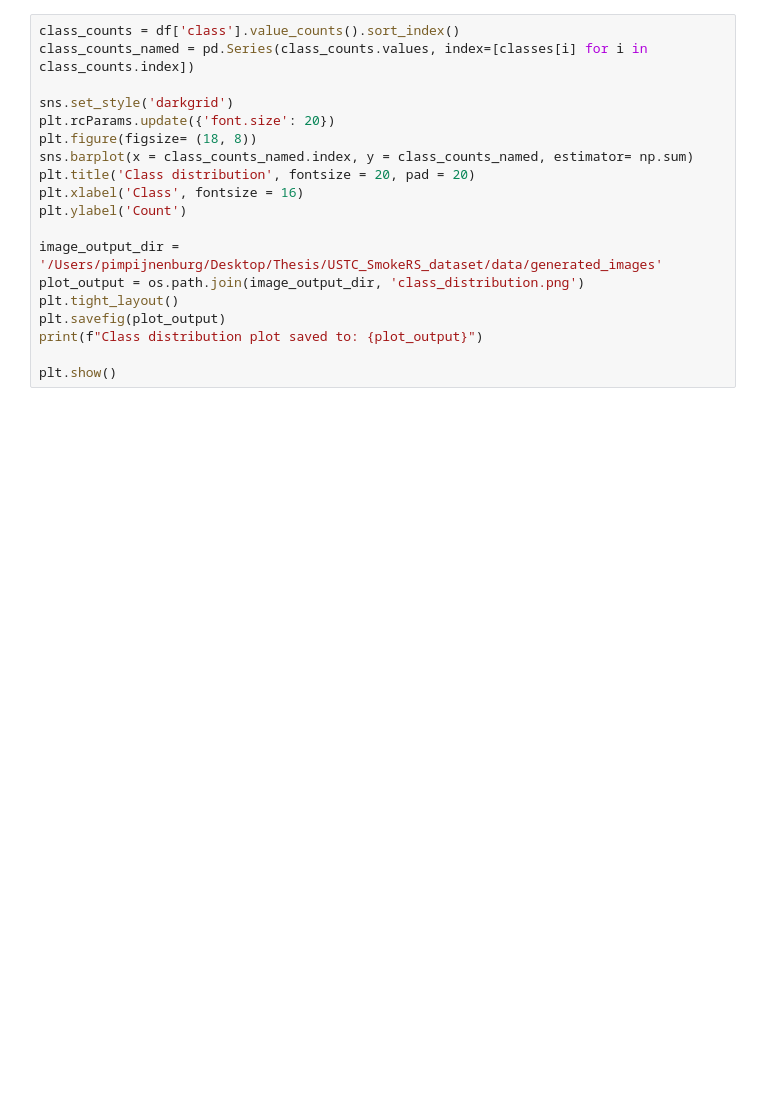
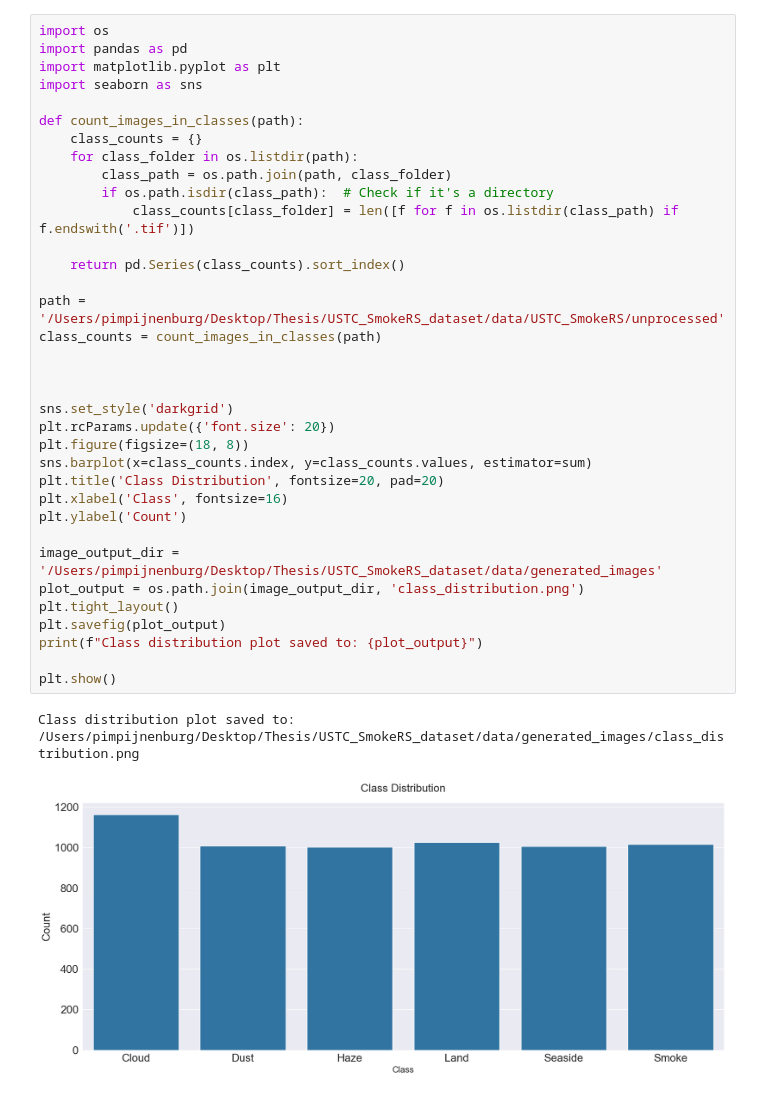
Before and after one commit to pimPijnenburg/Thesis, a Jupyter notebook: USTC_SmokeRS_dataset/code/1. df_creation.ipynb, the cells around one changed output. Drawn from its saved outputs; the diff is of its cells as text; blank space fills up the shorter version.

```diff
--- a/USTC_SmokeRS_dataset/code/1. df_creation.ipynb
+++ b/USTC_SmokeRS_dataset/code/1. df_creation.ipynb
@@ -49,19 +1,38 @@ print(f"Data saved to: {output_dir}")
 # %%
-class_counts = df['class'].value_counts().sort_index()
-class_counts_named = pd.Series(class_counts.values, index=[classes[i] for i in class_counts.index])
+import os
+import pandas as pd
+import matplotlib.pyplot as plt
+import seaborn as sns
+
+def count_images_in_classes(path):
+    class_counts = {}
+    for class_folder in os.listdir(path):
+        class_path = os.path.join(path, class_folder)
+        if os.path.isdir(class_path):  # Check if it's a directory
+            class_counts[class_folder] = len([f for f in os.listdir(class_path) if f.endswith('.tif')])
+
+    return pd.Series(class_counts).sort_index()
+
+path = '/Users/pimpijnenburg/Desktop/Thesis/USTC_SmokeRS_dataset/data/USTC_SmokeRS/unprocessed'
+class_counts = count_images_in_classes(path)
+
+
 
 sns.set_style('darkgrid')
 plt.rcParams.update({'font.size': 20})
-plt.figure(figsize= (18, 8))
-sns.barplot(x = class_counts_named.index, y = class_counts_named, estimator= np.sum)
-plt.title('Class distribution', fontsize = 20, pad = 20)
-plt.xlabel('Class', fontsize = 16)
+plt.figure(figsize=(18, 8))
+sns.barplot(x=class_counts.index, y=class_counts.values, estimator=sum)
+plt.title('Class Distribution', fontsize=20, pad=20)
+plt.xlabel('Class', fontsize=16)
 plt.ylabel('Count')
 
 image_output_dir = '/Users/pimpijnenburg/Desktop/Thesis/USTC_SmokeRS_dataset/data/generated_images'
 plot_output = os.path.join(image_output_dir, 'class_distribution.png')
 plt.tight_layout()
 plt.savefig(plot_output)
 print(f"Class distribution plot saved to: {plot_output}")
 
 plt.show()
+# %% [output]
+Class distribution plot saved to: /Users/pimpijnenburg/Desktop/Thesis/USTC_SmokeRS_dataset/data/generated_images/class_distribution.png
+[figure, added]
```
Also changed, not shown: parts of 4 cells of this notebook, 4 other files.
